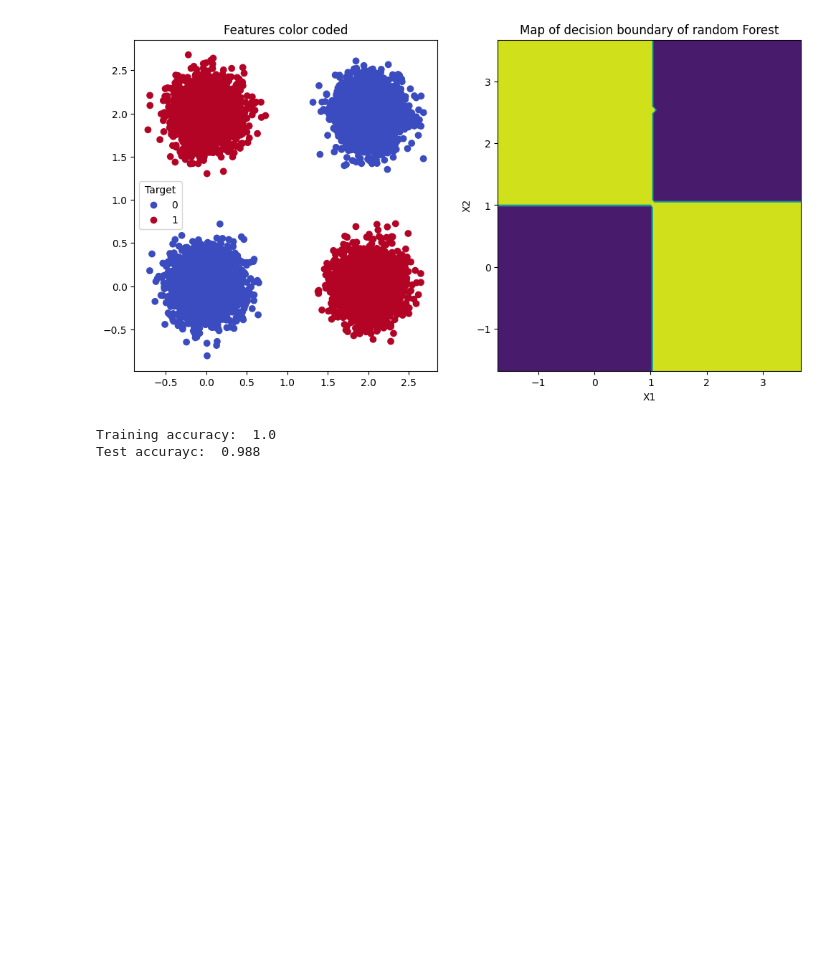
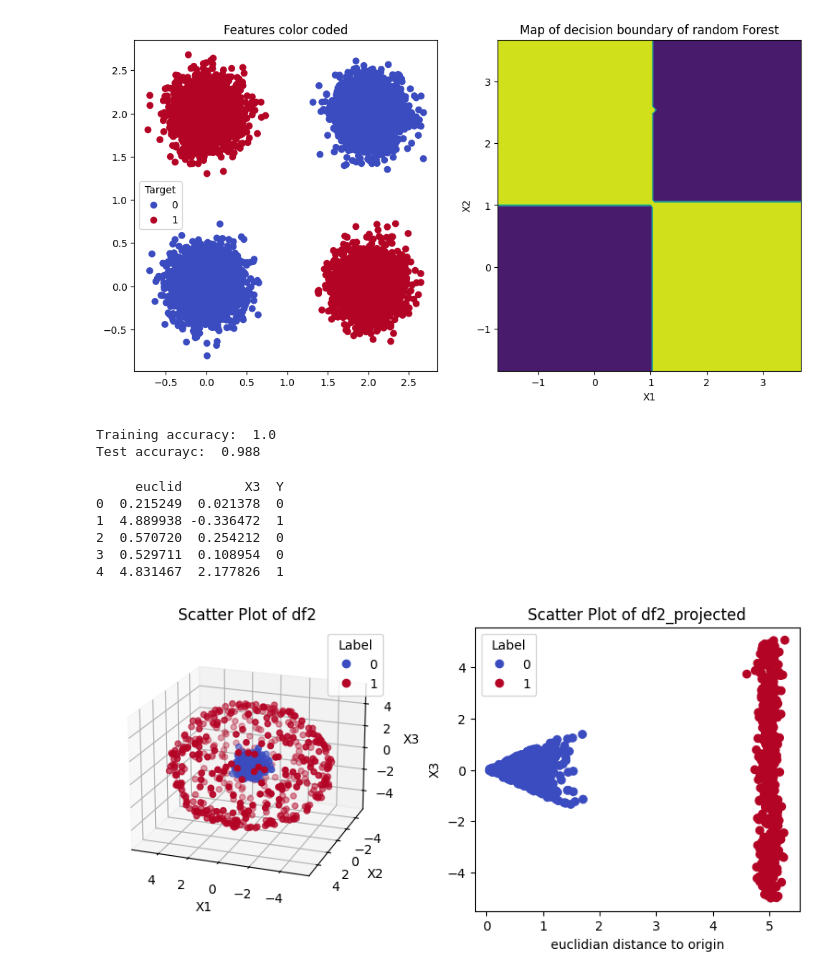
Before and after one commit to flowy-git/FDA, a Jupyter notebook: Lab1/lwyp_flowy.ipynb, the cells around one changed output. Cells and saved outputs as stored; diff of their text form; code cells hidden in the pictures; blank space fills up the shorter version.

Commit message:
2.5 - yippie logistic regression works on the sphere - hint: use euclidian distance

```diff
--- a/Lab1/lwyp_flowy.ipynb
+++ b/Lab1/lwyp_flowy.ipynb
@@ -448,3 +438,44 @@ Training accuracy:  1.0
 Test accurayc:  0.988
 # %%
 # 2.5 Classify sphere
+
+# seeing as the spheres seem centered around the origin
+# we can attempt at projecting by using the euclidian distance from the origin
+
+def project_down(df_og):
+    df_og['euclid'] = np.sqrt(df_og['X1']**2 + df_og['X2']**2 + df_og['X3']**2)
+    df_2D = df_og[['euclid', 'X3', 'Y']]
+    return df_2D
+
+df2_proj = project_down(df2)
+# Print head of the new dataframe to get an idea of it
+print(df2_proj.head(5))
+
+# Create a plot for visualisation of what was done
+fig = plt.figure(figsize=(10, 4))
+# scatter plot of the original 3 dimensional dataset
+df2_plot = fig.add_subplot(1, 2, 1, projection='3d')
+df2_plot.scatter(df2['X1'], df2['X2'], df2['X3'], c=df2['Y'], cmap='coolwarm')
+df2_plot.set_xlabel('X1')
+df2_plot.set_ylabel('X2')
+df2_plot.set_zlabel('X3')
+df2_plot.view_init(elev=20, azim=110)
+df2_plot.legend(*scatter.legend_elements(), title='Label')
+df2_plot.set_title('Scatter Plot of df2')
+# scatter plot of the projected 2 dimensional dataset
+df2_proj_plot = fig.add_subplot(1, 2, 2)
+df2_proj_plot.scatter(df2_proj['euclid'], df2_proj['X3'], c=df2_proj['Y'], cmap='coolwarm')
+df2_proj_plot.set_xlabel('euclidian distance to origin')
+df2_proj_plot.set_ylabel('X3')
+df2_proj_plot.legend(*scatter.legend_elements(), title='Label')
+df2_proj_plot.set_title('Scatter Plot of df2_projected')
+
+plt.show()
+# %% [output]
+     euclid        X3  Y
+0  0.215249  0.021378  0
+1  4.889938 -0.336472  1
+2  0.570720  0.254212  0
+3  0.529711  0.108954  0
+4  4.831467  2.177826  1
+[figure, added]
```
Also changed, not shown: parts of 4 cells of this notebook.
